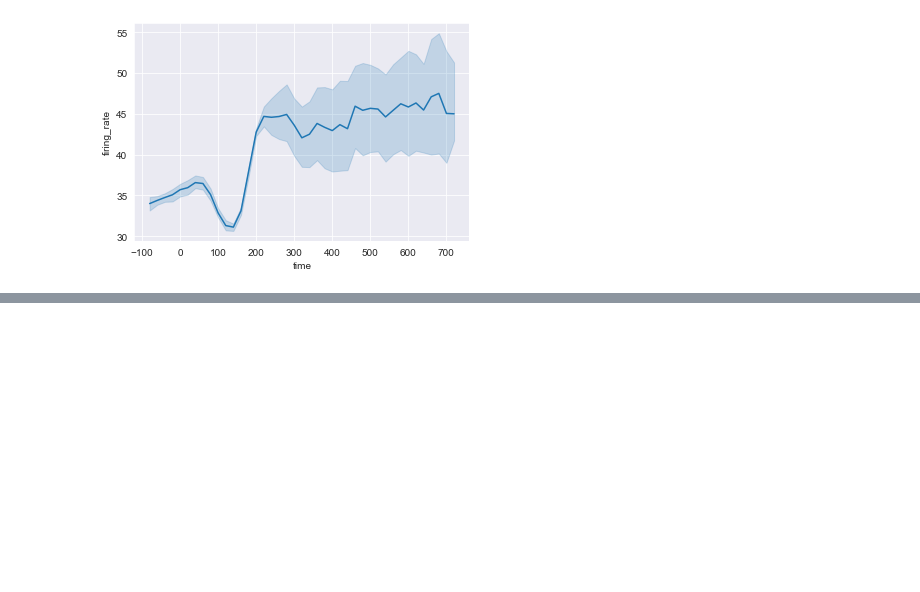
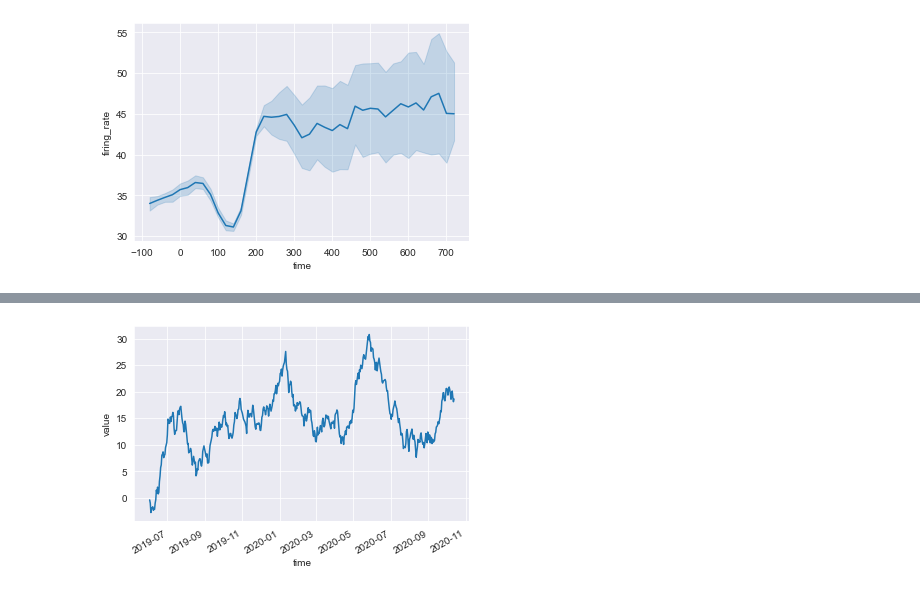
Before and after one commit to dehsheikh/Data_Science, a Jupyter notebook: Data_Visualization/Seaborn.ipynb, the cells around one changed output, grey strips where cells are left out. Drawn from its saved outputs; the diff is of its cells as text; code cells hidden in the pictures; blank space fills up the shorter version.

```diff
--- a/Data_Visualization/Seaborn.ipynb
+++ b/Data_Visualization/Seaborn.ipynb
@@ -269,0 +289,8 @@ sns.lineplot(data = dots,
+# %%
+g = sns.lineplot(data = df,
+                 x = "time",
+                 y = "value")
+
+g.figure.autofmt_xdate()
+# %% [output]
+[figure, added]
```
Also changed, not shown: parts of 9 cells of this notebook.
